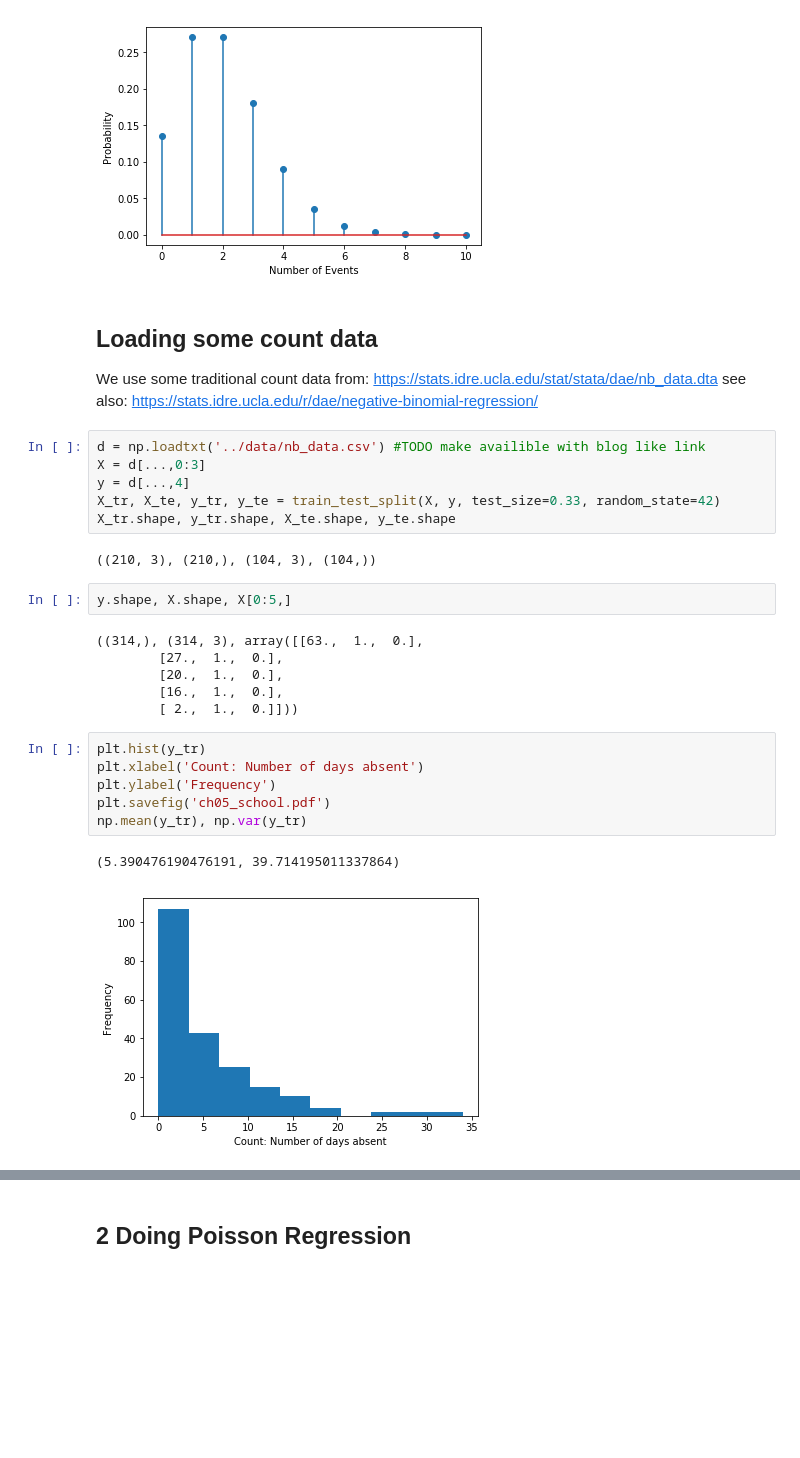
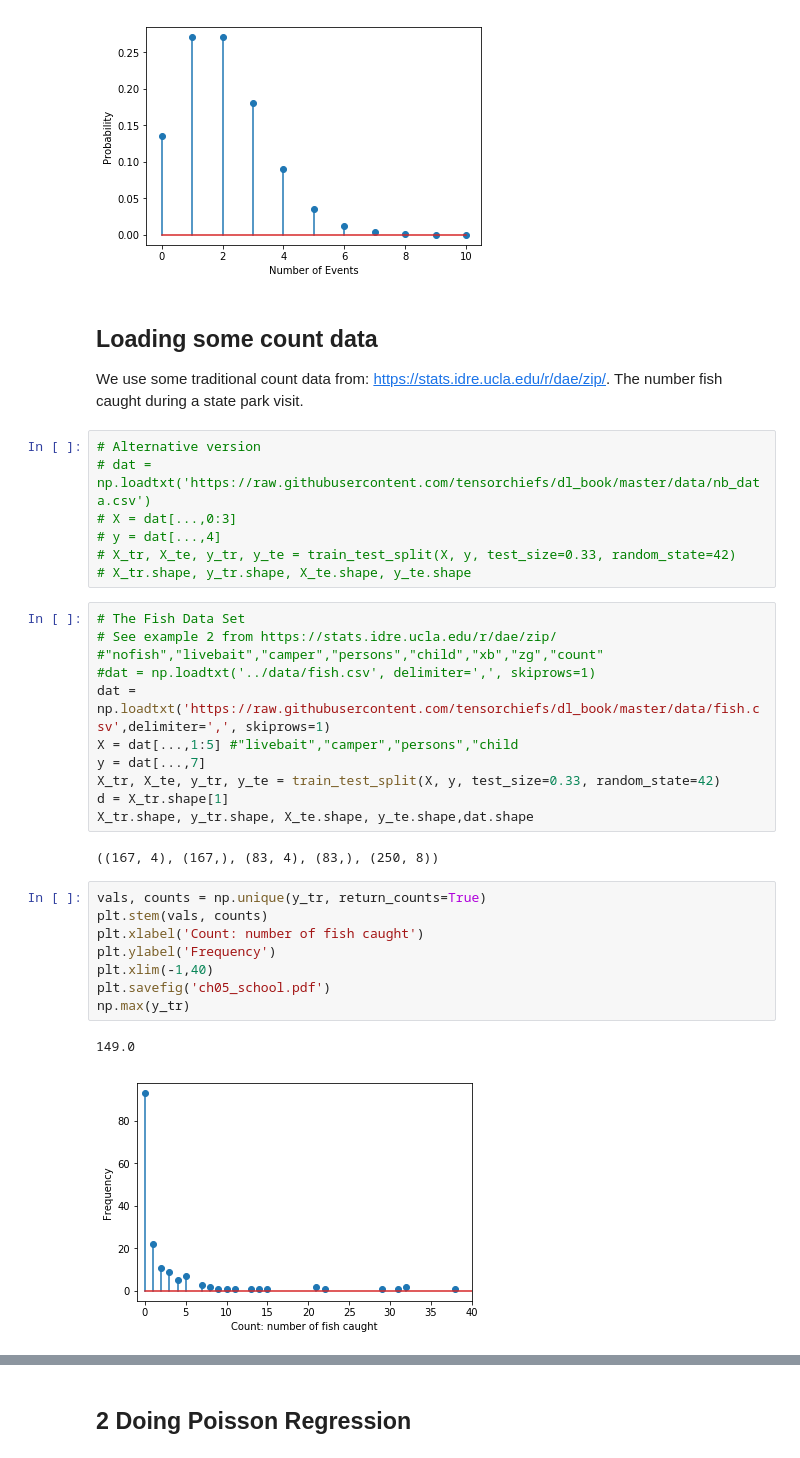
Before and after one commit to tensorchiefs/dl_book, a Jupyter notebook: chapter_05/nb_ch05_creg.ipynb, the cells around one changed output, grey strips where cells are left out. Saved outputs shown, nothing was run; the diff lists cells and outputs as text; blank space fills up the shorter version.

```diff
--- a/chapter_05/nb_ch05_creg.ipynb
+++ b/chapter_05/nb_ch05_creg.ipynb
@@ -78,31 +77,37 @@ plt.savefig('ch05_rain.pdf')
 # %% [markdown]
 ## Loading some count data
 
-We use some traditional count data from: https://stats.idre.ucla.edu/stat/stata/dae/nb_data.dta see also: https://stats.idre.ucla.edu/r/dae/negative-binomial-regression/
+We use some traditional count data from: https://stats.idre.ucla.edu/r/dae/zip/. The number fish caught during a state park visit.
 # %%
-d = np.loadtxt('../data/nb_data.csv') #TODO make availible with blog like link
-X = d[...,0:3]
-y = d[...,4]
-X_tr, X_te, y_tr, y_te = train_test_split(X, y, test_size=0.33, random_state=42)
-X_tr.shape, y_tr.shape, X_te.shape, y_te.shape
+# Alternative version
+# dat = np.loadtxt('https://raw.githubusercontent.com/tensorchiefs/dl_book/master/data/nb_data.csv')
+# X = dat[...,0:3]
+# y = dat[...,4]
+# X_tr, X_te, y_tr, y_te = train_test_split(X, y, test_size=0.33, random_state=42)
+# X_tr.shape, y_tr.shape, X_te.shape, y_te.shape
-# %% [output]
-((210, 3), (210,), (104, 3), (104,))
-# %%
-y.shape, X.shape, X[0:5,]
-# %% [output]
-((314,), (314, 3), array([[63.,  1.,  0.],
-        [27.,  1.,  0.],
-        [20.,  1.,  0.],
-        [16.,  1.,  0.],
-        [ 2.,  1.,  0.]]))
+# %%
+# The Fish Data Set
+# See example 2 from https://stats.idre.ucla.edu/r/dae/zip/
+#"nofish","livebait","camper","persons","child","xb","zg","count"
+#dat = np.loadtxt('../data/fish.csv', delimiter=',', skiprows=1)
+dat = np.loadtxt('https://raw.githubusercontent.com/tensorchiefs/dl_book/master/data/fish.csv',delimiter=',', skiprows=1)
+X = dat[...,1:5] #"livebait","camper","persons","child
+y = dat[...,7]
+X_tr, X_te, y_tr, y_te = train_test_split(X, y, test_size=0.33, random_state=42)
+d = X_tr.shape[1]
+X_tr.shape, y_tr.shape, X_te.shape, y_te.shape,dat.shape
+# %% [output]
+((167, 4), (167,), (83, 4), (83,), (250, 8))
 # %%
-plt.hist(y_tr)
-plt.xlabel('Count: Number of days absent')
+vals, counts = np.unique(y_tr, return_counts=True)
+plt.stem(vals, counts)
+plt.xlabel('Count: number of fish caught')
 plt.ylabel('Frequency')
+plt.xlim(-1,40)
 plt.savefig('ch05_school.pdf')
-np.mean(y_tr), np.var(y_tr)
+np.max(y_tr)
 # %% [output]
-(5.390476190476191, 39.714195011337864)
+149.0
-[figure, old version]
+[figure, new version]
 # %% [markdown]
 ## 1 Doing linear regression
```
Also changed, not shown: parts of 29 cells of this notebook.
